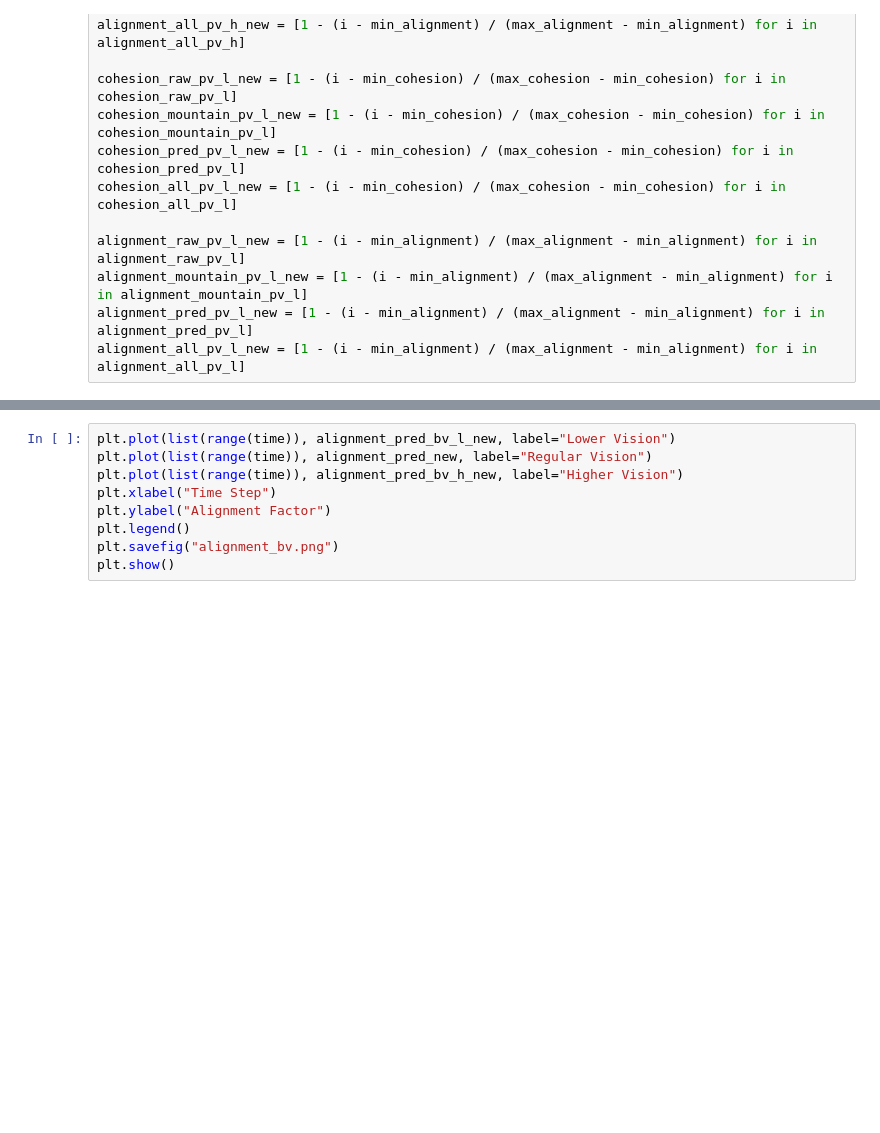
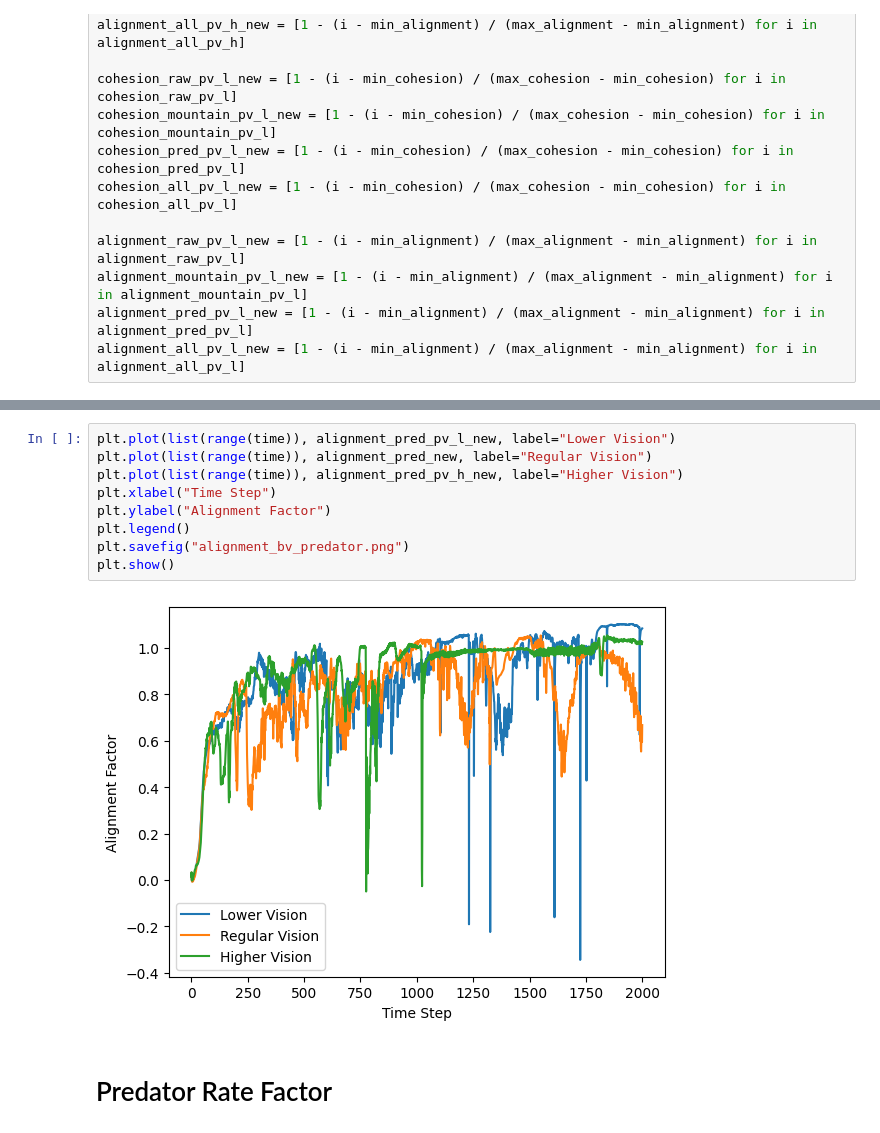
Before and after one commit to ShengyuanWang/ABM-based-Boid-Model, a Jupyter notebook: main.ipynb, the cells around one changed output, grey strips where cells are left out. Saved outputs shown, nothing was run; the diff lists cells and outputs as text; blank space fills up the shorter version.

```diff
--- a/main.ipynb
+++ b/main.ipynb
@@ -331,12 +353,16 @@ plt.show()
 # %%
-plt.plot(list(range(time)), alignment_pred_bv_l_new, label="Lower Vision")
+plt.plot(list(range(time)), alignment_pred_pv_l_new, label="Lower Vision")
 plt.plot(list(range(time)), alignment_pred_new, label="Regular Vision")
-plt.plot(list(range(time)), alignment_pred_bv_h_new, label="Higher Vision")
+plt.plot(list(range(time)), alignment_pred_pv_h_new, label="Higher Vision")
 plt.xlabel("Time Step")
 plt.ylabel("Alignment Factor")
 plt.legend()
-plt.savefig("alignment_bv.png")
+plt.savefig("alignment_bv_predator.png")
 plt.show()
+# %% [output]
+[figure, added]
+# %% [markdown]
+# Predator Rate Factor
 # %%
 cohesion_all_pr_h_new = [1 - (i - min_cohesion) / (max_cohesion - min_cohesion) for i in cohesion_all_pr_h]
 cohesion_mountain_pr_h_new = [1 - (i - min_cohesion) / (max_cohesion - min_cohesion) for i in cohesion_mountain_pr_h]
```
Also changed, not shown: parts of 27 cells of this notebook, 1 other file.
